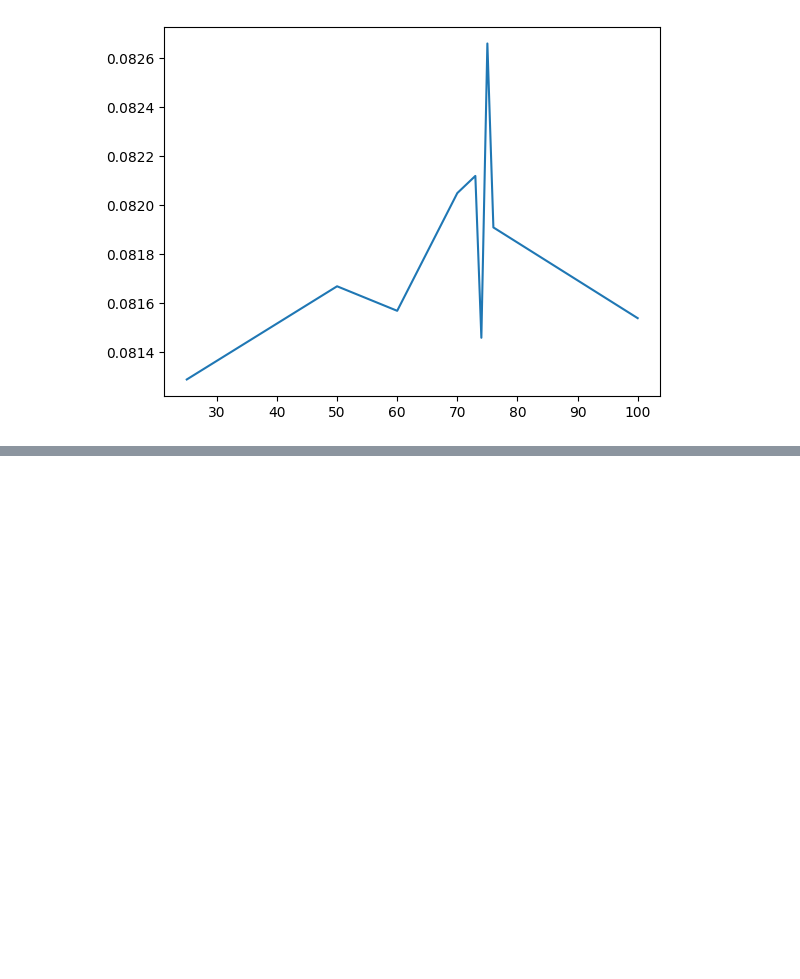
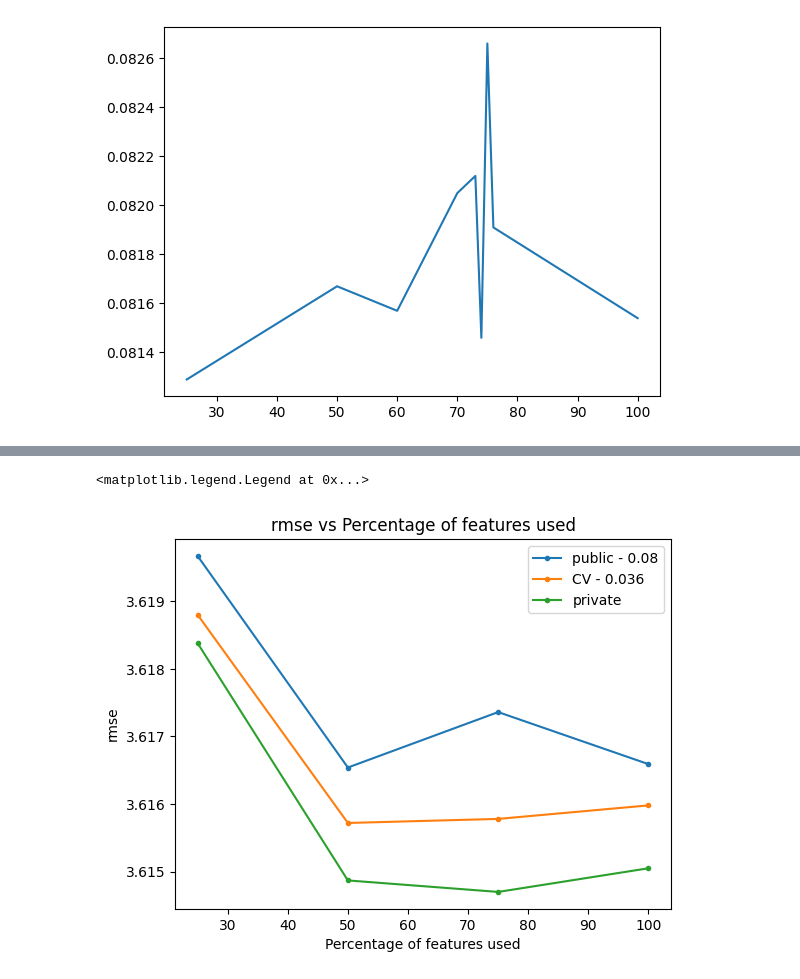
Before and after one commit to KakeruOshikiri/AnalyticalPipeline, a Jupyter notebook: work/oshikiri/notebooks/160.ipynb, the cells around one changed output, grey strips where cells are left out. Cells and saved outputs as stored; diff of their text form; code cells hidden in the pictures; blank space fills up the shorter version.

```diff
--- a/work/oshikiri/notebooks/160.ipynb
+++ b/work/oshikiri/notebooks/160.ipynb
@@ -55,3 +55,8 @@ plt.plot(100-df.n,df.public-df.private)
 # %% [output]
 [<matplotlib.lines.Line2D at 0x...>]
 [figure]
+# %%
+select_index = [0,2,7,8]
+l_bool = [True,False,True,False,False,True,True,True,True]
+l_bool = [True,False,True,False,False,False,False,True,True]
+df[l_bool]
@@ -57,0 +69,13 @@ plt.plot(100-df.n,df.public-df.private)
+# %%
+plt.title('rmse vs Percentage of features used')
+plt.ylabel('rmse')
+plt.xlabel('Percentage of features used')
+
+plt.plot(100-df[l_bool].n,df[l_bool].public-0.08,marker='.',label='public - 0.08')
+plt.plot(100-df[l_bool].n,df[l_bool].cv-0.036, marker='.',label='CV - 0.036')
+plt.plot(100-df[l_bool].n,df[l_bool].private,marker='.',label='private')
+
+plt.legend()
+# %% [output]
+<matplotlib.legend.Legend at 0x...>
+[figure, added]
```
Also changed, not shown: parts of 1 cell of this notebook, 19 other files.
